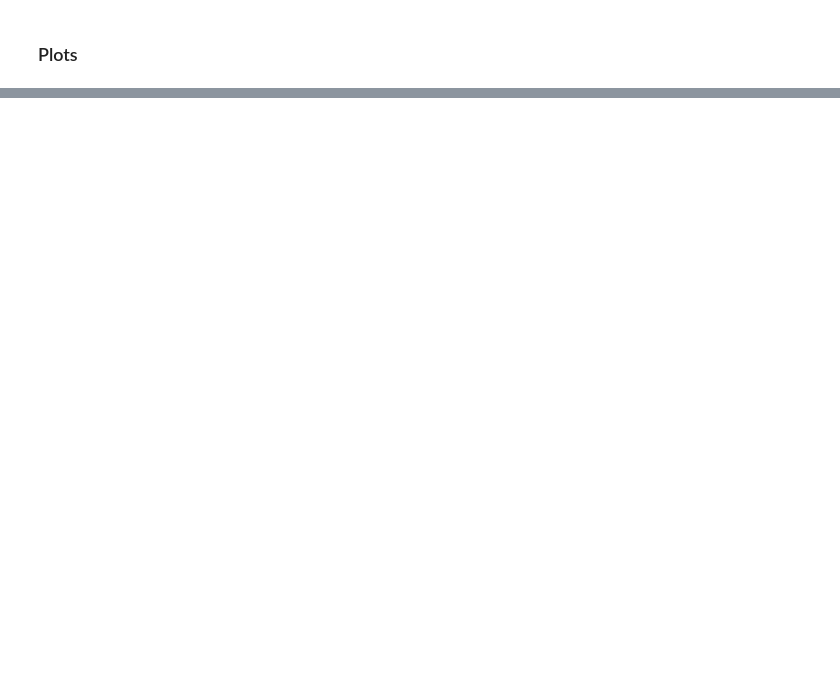
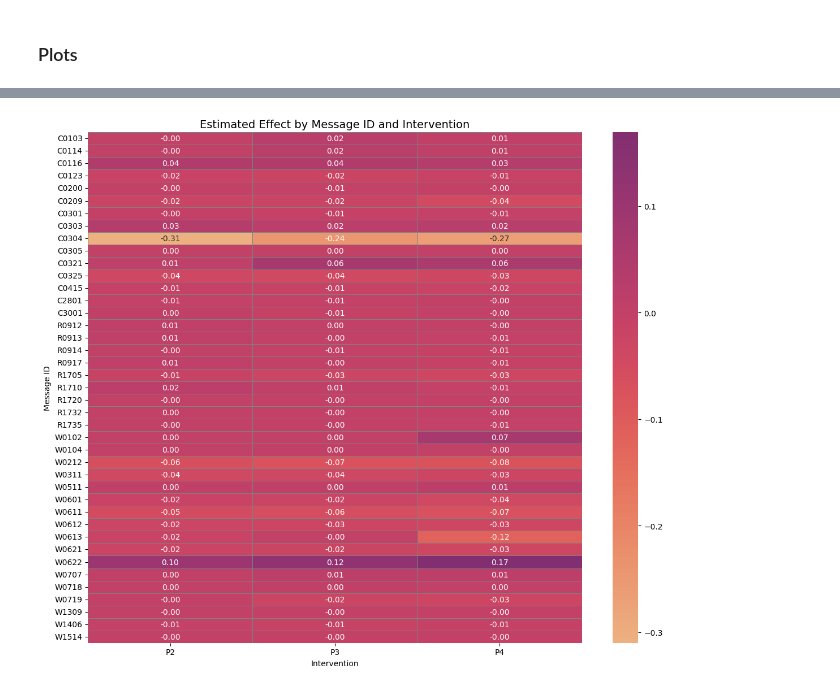
Before and after one commit to WM-SEMERU/CodeSmellExt, a Jupyter notebook: notebooks/extension/causal_analysis/03_result_analysis.ipynb, the cells around one changed output, grey strips where cells are left out. Cells and saved outputs as stored; diff of their text form; code cells hidden in the pictures; blank space fills up the shorter version.

Commit message:
added causal result plots

```diff
--- a/notebooks/extension/causal_analysis/03_result_analysis.ipynb
+++ b/notebooks/extension/causal_analysis/03_result_analysis.ipynb
@@ -139,0 +149,12 @@ if params['treatment'] in ['T2', 'T3']:
+# %%
+outcome = 'code_smell_psc_relative'
+summary_df = causal_results_per_smell_dict[outcome][causal_results_per_smell_dict[outcome]['method_name']=='backdoor.propensity_score_matching'].copy()
+#summary_df = summary_df[['intervention','s_msg_id','pearson_corr','estimated_effect', 'refutation_placebo_permute']].sort_values(by='estimated_effect', ascending=False)
+summary_df = summary_df[['intervention','s_msg_id','estimated_effect']].sort_values(by='estimated_effect', ascending=False)
+#summary_df['pearson_corr'] = summary_df['pearson_corr'].round(4)
+summary_df['estimated_effect'] = summary_df['estimated_effect'].round(4)
+#summary_df['refutation_placebo_permute'] = summary_df['refutation_placebo_permute'].map(lambda result: result['new_effect'])
+#summary_df['refutation_placebo_permute'] = summary_df['refutation_placebo_permute'].round(4)
+
+
+summary_df.groupby(['s_msg_id', 'intervention']).describe()
@@ -139,0 +177,17 @@ if params['treatment'] in ['T2', 'T3']:
+# %%
+import seaborn as sns
+import matplotlib.pyplot as plt
+import pandas as pd
+
+# Assume df is the original dataframe
+pivot_df = summary_df.pivot(index='s_msg_id', columns='intervention', values='estimated_effect')
+
+plt.figure(figsize=(12, 10))
+sns.heatmap(pivot_df, annot=True, fmt=".2f", cmap="flare", center=0, linewidths=0.5, linecolor='gray')
+plt.title("Estimated Effect by Message ID and Intervention", fontsize=14)
+plt.xlabel("Intervention")
+plt.ylabel("Message ID")
+plt.tight_layout()
+plt.show()
+# %% [output]
+[figure, added]
```
Also changed, not shown: parts of 7 cells of this notebook.
